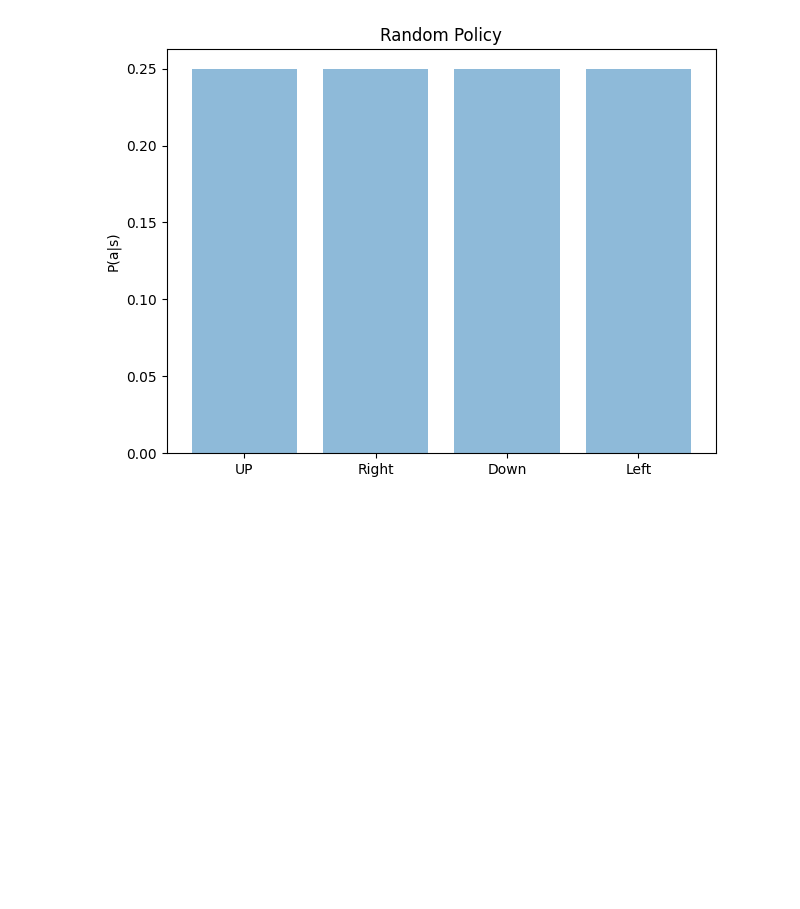
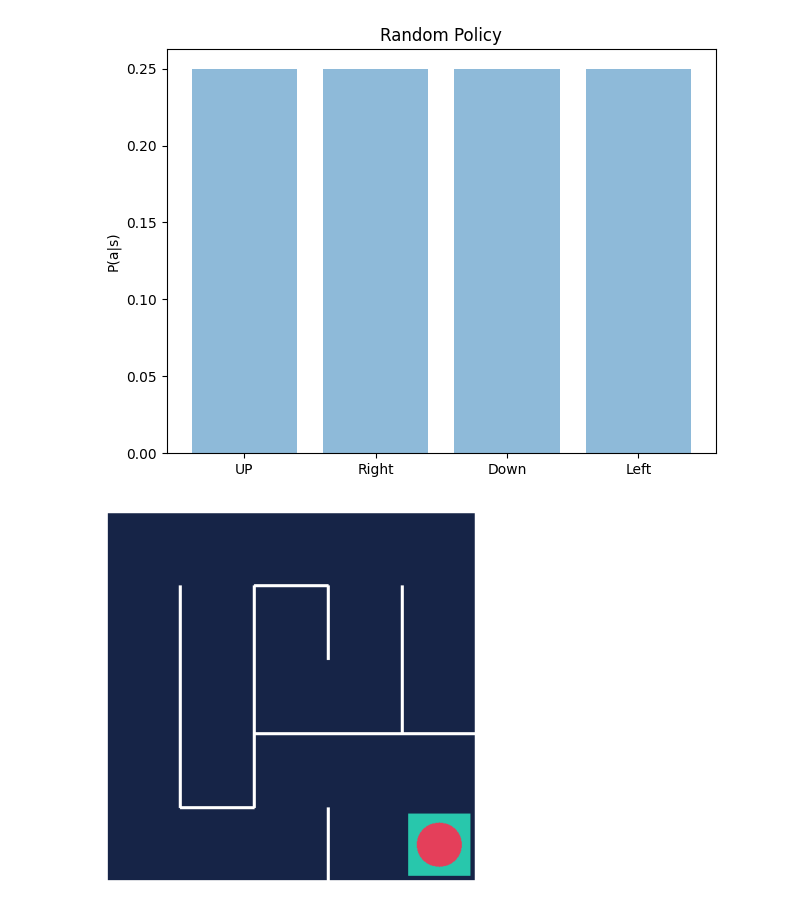
Before and after one commit to hasan814/MDP_ReinforcementLearning, a Jupyter notebook: MDP.ipynb, the cells around one changed output. Saved outputs shown, nothing was run; the diff lists cells and outputs as text; code cells hidden in the pictures; blank space fills up the shorter version.

Commit message:
Show Output Random Policy

```diff
--- a/MDP.ipynb
+++ b/MDP.ipynb
@@ -107,3 +107,17 @@ plt.tight_layout()
 plt.show()
 # %% [output]
 [figure]
+# %%
+env.reset()
+done = False
+img = plt.imshow(env.render(mode='rgb_array'))
+while not done:
+    action = np.random.choice(range(4), 1, p=action_probabilities)
+    _, _, done, _ = env.step(action)
+    img.set_data(env.render(mode='rgb_array'))
+    plt.axis('off')
+    display.display(plt.gcf())
+    display.clear_output(wait=True)
+env.close()
+# %% [output]
+[figure, added]
```
